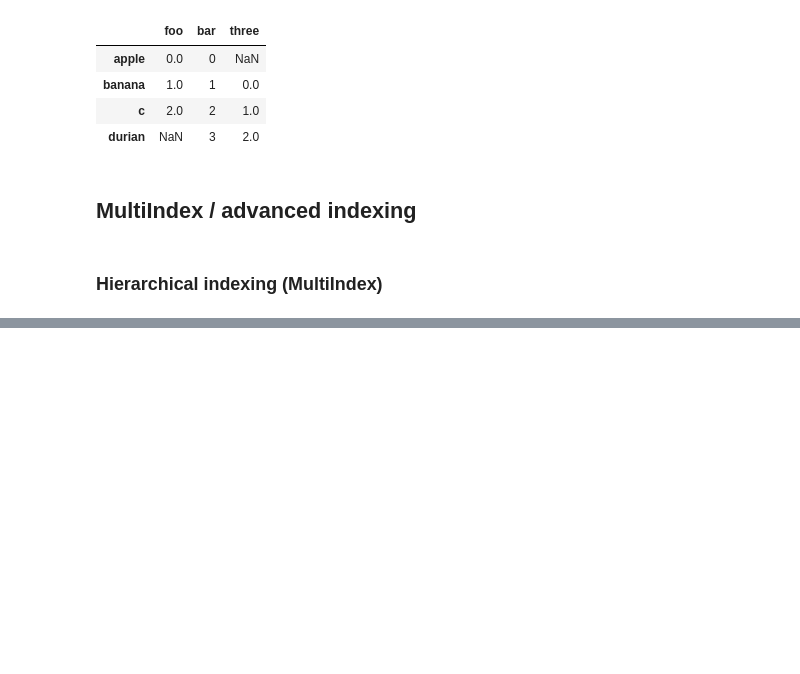
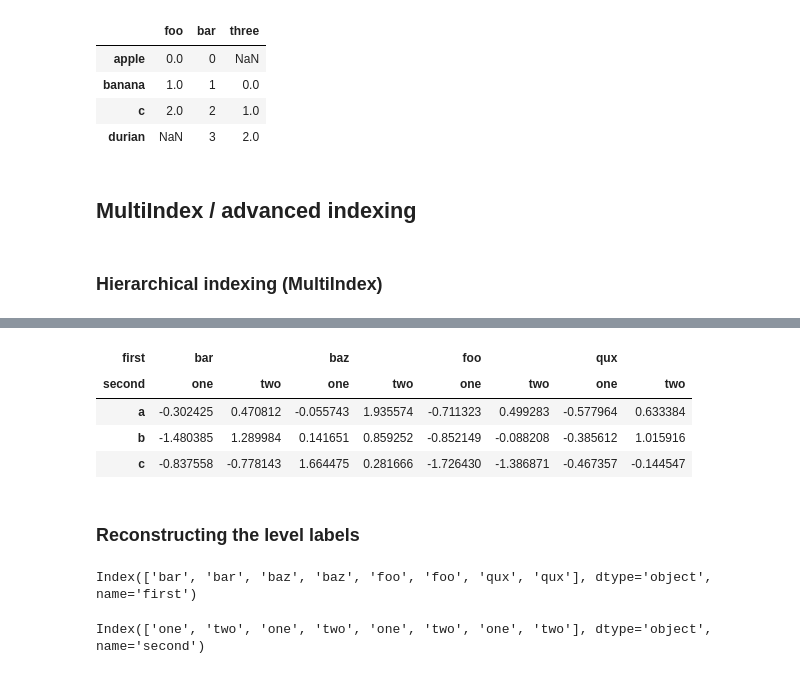
Before and after one commit to sushtend/100-days-of-ml-code, a Jupyter notebook: code/ml/pandas/Essential basic functionality.ipynb, the cells around one changed output, grey strips where cells are left out. Cells and saved outputs as stored; diff of their text form; code cells hidden in the pictures; blank space fills up the shorter version.

```diff
--- a/code/ml/pandas/Essential basic functionality.ipynb
+++ b/code/ml/pandas/Essential basic functionality.ipynb
@@ -1524,0 +1662,18 @@ df.rename(columns={'one': 'foo', 'two': 'bar'},
+# %%
+df
+# %% [output]
+| first | bar |  | baz |  | foo |  | qux |  |
+| second | one | two | one | two | one | two | one | two |
+| a | -0.302425 | 0.470812 | -0.055743 | 1.935574 | -0.711323 | 0.499283 | -0.577964 | 0.633384 |
+| b | -1.480385 | 1.289984 | 0.141651 | 0.859252 | -0.852149 | -0.088208 | -0.385612 | 1.015916 |
+| c | -0.837558 | -0.778143 | 1.664475 | 0.281666 | -1.726430 | -1.386871 | -0.467357 | -0.144547 |
+# %% [markdown]
+### Reconstructing the level labels
+# %%
+index.get_level_values(0)
+# %% [output]
+Index(['bar', 'bar', 'baz', 'baz', 'foo', 'foo', 'qux', 'qux'], dtype='object', name='first')
+# %%
+index.get_level_values("second")
+# %% [output]
+Index(['one', 'two', 'one', 'two', 'one', 'two', 'one', 'two'], dtype='object', name='second')
```
Also changed, not shown: parts of 45 cells of this notebook.
